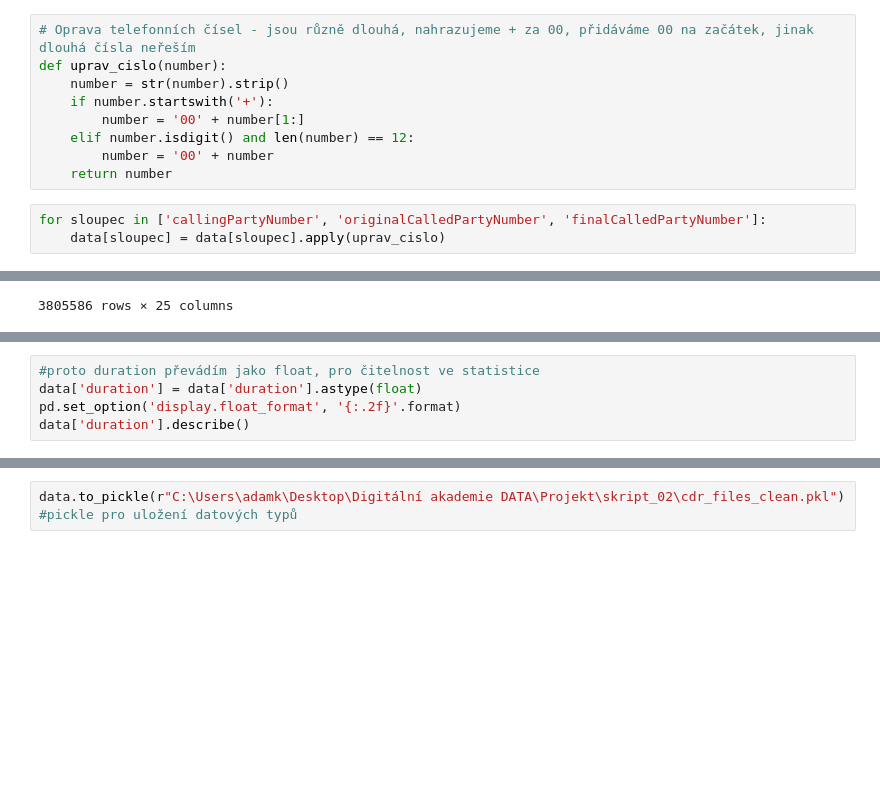
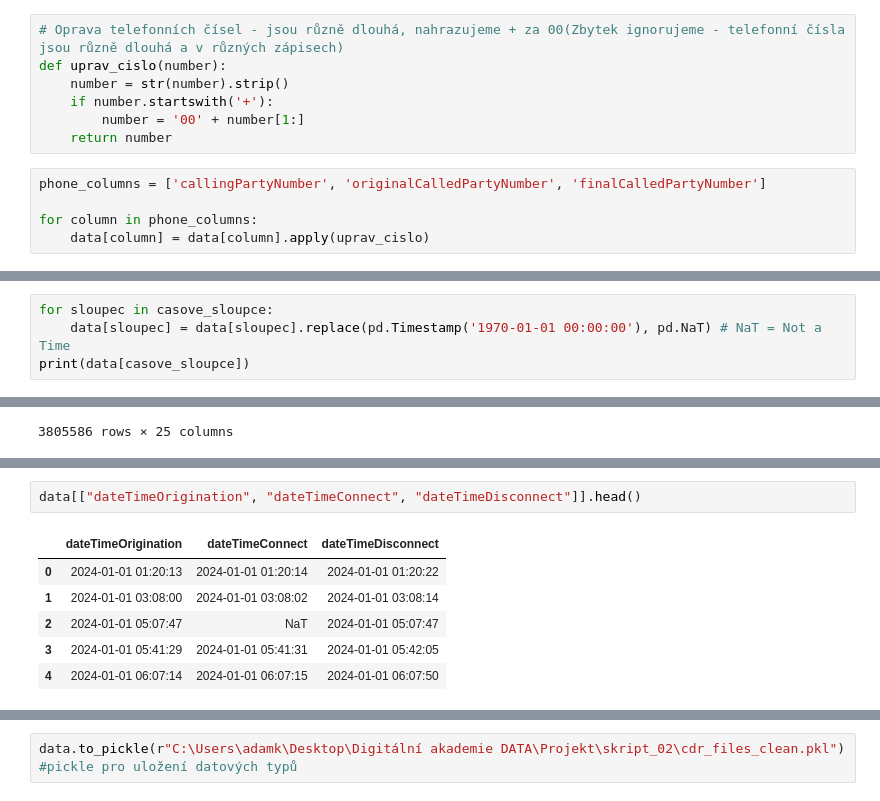
Before and after one commit to Hana-Et/DATA_2025_projekt_Callytics, a Jupyter notebook: data_cleaning.ipynb, the cells around one changed output, grey strips where cells are left out. Drawn from its saved outputs; the diff is of its cells as text; blank space fills up the shorter version.

Commit message:
1970-01-01 00:00:00 = NaT; zamyšlení se nad duration statistikou (neplatí jeden řádek = jeden hovor. Jeden hovor může být i na více řádcích)

```diff
--- a/data_cleaning.ipynb
+++ b/data_cleaning.ipynb
@@ -54,17 +55,17 @@ dtype: object
 for sloupec in ['callingPartyNumber', 'originalCalledPartyNumber', 'finalCalledPartyNumber']:
     data[sloupec] = data[sloupec].astype(str)
 # %%
-# Oprava telefonních čísel - jsou různě dlouhá, nahrazujeme + za 00, přidáváme 00 na začátek, jinak dlouhá čísla neřeším
+# Oprava telefonních čísel - jsou různě dlouhá, nahrazujeme + za 00(Zbytek ignorujeme - telefonní čísla jsou různě dlouhá a v různých zápisech)
 def uprav_cislo(number):
     number = str(number).strip()
     if number.startswith('+'):
         number = '00' + number[1:]
-    elif number.isdigit() and len(number) == 12:
-        number = '00' + number
     return number
 # %%
-for sloupec in ['callingPartyNumber', 'originalCalledPartyNumber', 'finalCalledPartyNumber']:
-    data[sloupec] = data[sloupec].apply(uprav_cislo)
+phone_columns = ['callingPartyNumber', 'originalCalledPartyNumber', 'finalCalledPartyNumber']
+
+for column in phone_columns:
+    data[column] = data[column].apply(uprav_cislo)
 # %%
 data.head()
 # %% [output]
@@ -80,3 +81,7 @@ data.head()
 casove_sloupce = ['dateTimeOrigination', 'dateTimeConnect', 'dateTimeDisconnect']
 for sloupec in casove_sloupce:
     data[sloupec] = pd.to_datetime(data[sloupec], unit='s')
+# %%
+for sloupec in casove_sloupce:
+    data[sloupec] = data[sloupec].replace(pd.Timestamp('1970-01-01 00:00:00'), pd.NaT) # NaT = Not a Time
+print(data[casove_sloupce])
@@ -190,6 +211 @@ max      4.320000e+04
 Name: duration, dtype: float64
-# %%
-#proto duration převádím jako float, pro čitelnost ve statistice
-data['duration'] = data['duration'].astype(float)
-pd.set_option('display.float_format', '{:.2f}'.format)
-data['duration'].describe()
@@ -205,0 +256,9 @@ Name: duration, dtype: float64
+# %%
+data[["dateTimeOrigination", "dateTimeConnect", "dateTimeDisconnect"]].head()
+# %% [output]
+|  | dateTimeOrigination | dateTimeConnect | dateTimeDisconnect |
+| 0 | 2024-01-01 01:20:13 | 2024-01-01 01:20:14 | 2024-01-01 01:20:22 |
+| 1 | 2024-01-01 03:08:00 | 2024-01-01 03:08:02 | 2024-01-01 03:08:14 |
+| 2 | 2024-01-01 05:07:47 | NaT | 2024-01-01 05:07:47 |
+| 3 | 2024-01-01 05:41:29 | 2024-01-01 05:41:31 | 2024-01-01 05:42:05 |
+| 4 | 2024-01-01 06:07:14 | 2024-01-01 06:07:15 | 2024-01-01 06:07:50 |
```
Also changed, not shown: parts of 10 cells of this notebook.
